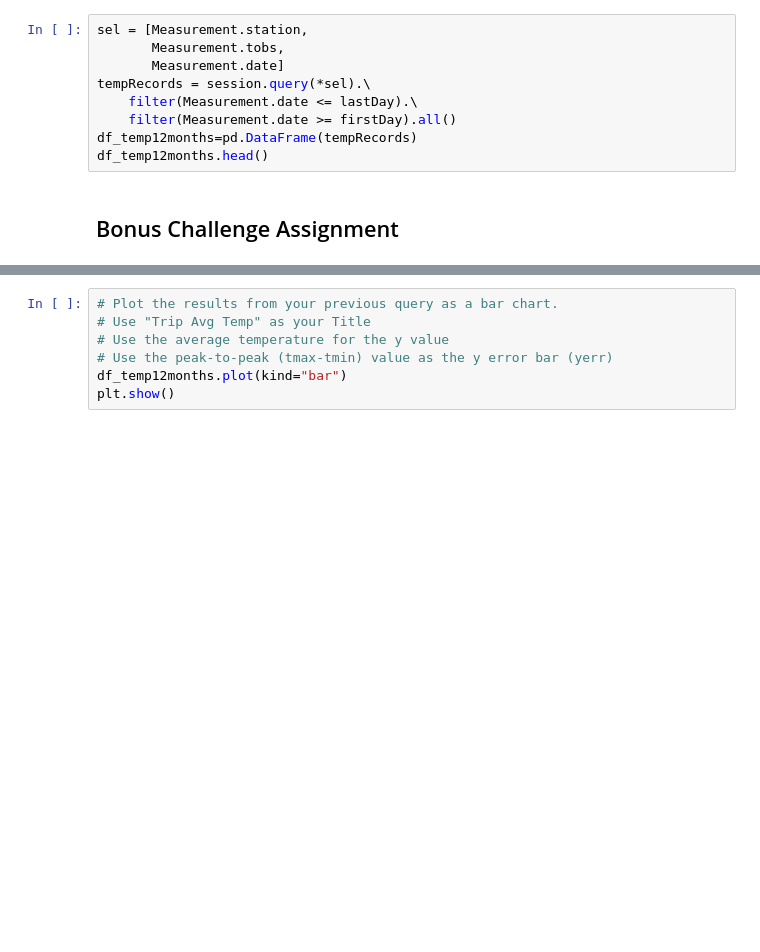
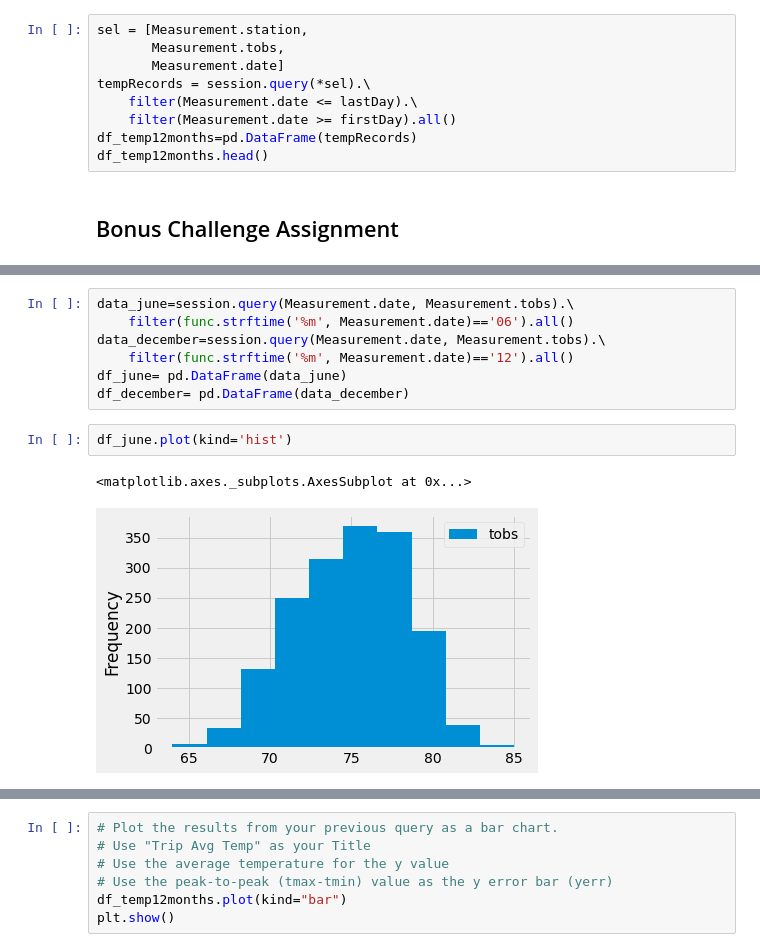
Before and after one commit to SograMemon/sqlalchemy-challenge, a Jupyter notebook: climate_starter.ipynb, the cells around one changed output, grey strips where cells are left out. Saved outputs shown, nothing was run; the diff lists cells and outputs as text; blank space fills up the shorter version.

```diff
--- a/climate_starter.ipynb
+++ b/climate_starter.ipynb
@@ -177,0 +182,12 @@ print(calc_temps(firstDay, lastDay))
+# %%
+data_june=session.query(Measurement.date, Measurement.tobs).\
+    filter(func.strftime('%m', Measurement.date)=='06').all()
+data_december=session.query(Measurement.date, Measurement.tobs).\
+    filter(func.strftime('%m', Measurement.date)=='12').all()
+df_june= pd.DataFrame(data_june)
+df_december= pd.DataFrame(data_december)
+# %%
+df_june.plot(kind='hist')
+# %% [output]
+<matplotlib.axes._subplots.AxesSubplot at 0x...>
+[figure, added]
```
Also changed, not shown: parts of 9 cells of this notebook, 1 other file.
